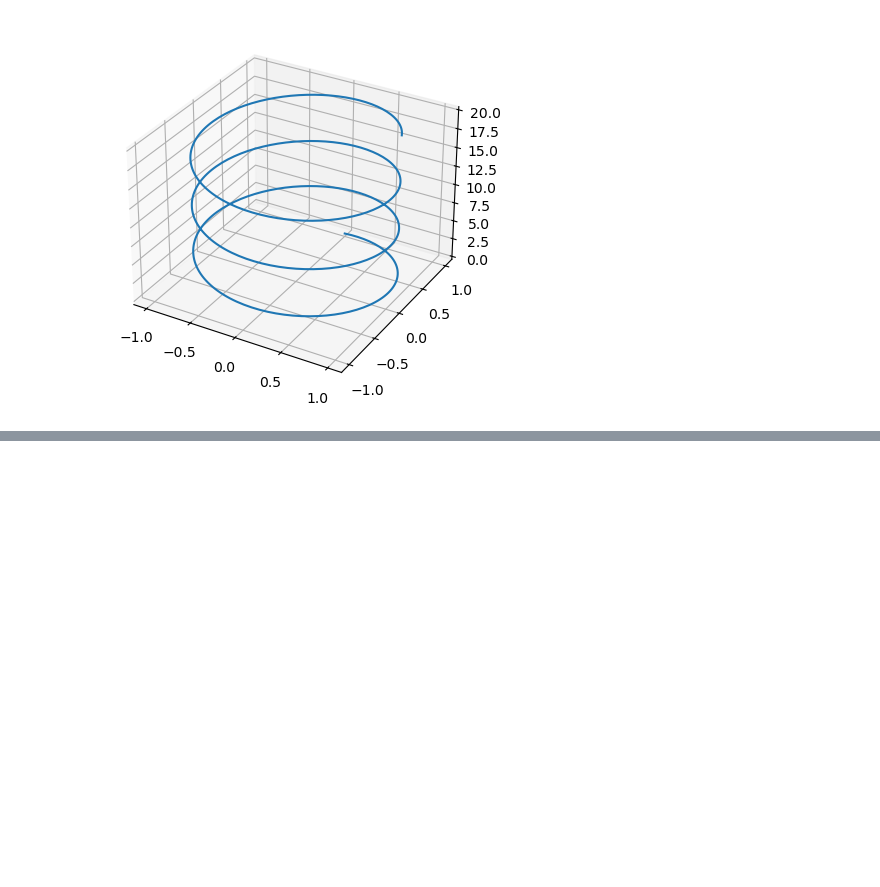
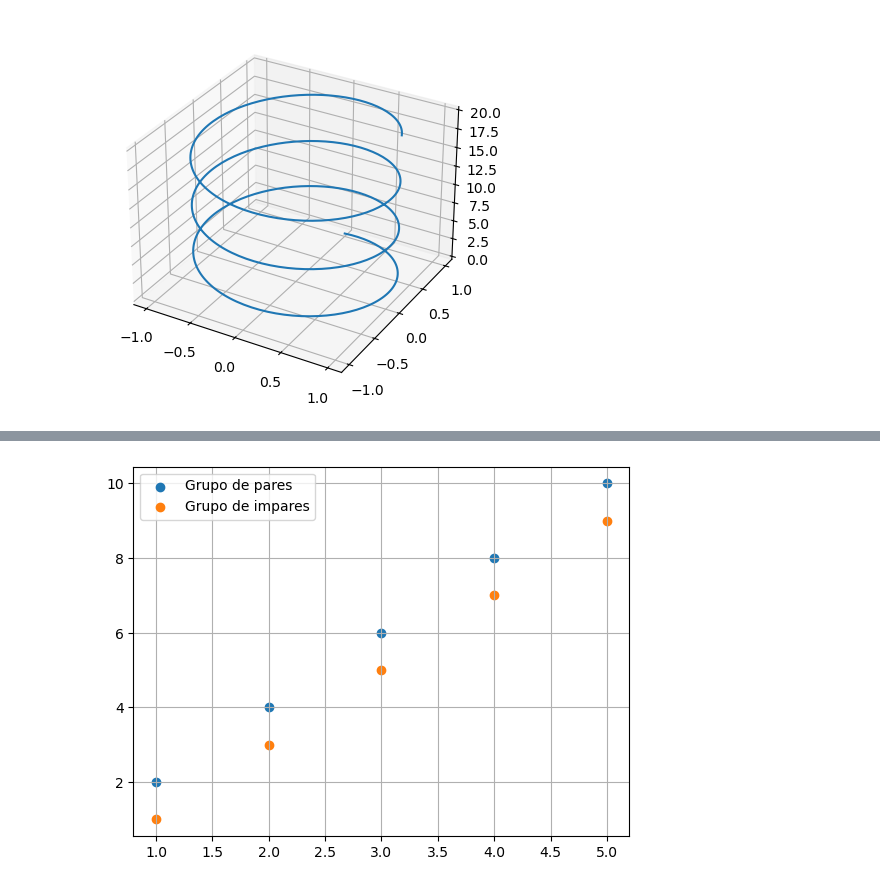
Before and after one commit to vizcardo1199/python-statitics, a Jupyter notebook: Python scripts/Part III/3.1 Matplotlib basic.ipynb, the cells around one changed output, grey strips where cells are left out. Saved outputs shown, nothing was run; the diff lists cells and outputs as text; code cells hidden in the pictures; blank space fills up the shorter version.

```diff
--- a/Python scripts/Part III/3.1 Matplotlib basic.ipynb
+++ b/Python scripts/Part III/3.1 Matplotlib basic.ipynb
@@ -310,0 +337,14 @@ plt.show
+# %%
+#Multiples conjunto de datos
+x1a=[1,2,3,4,5]
+y1a=[2,4,6,8,10]
+x2b=[1,2,3,4,5]
+y2b=[1,3,5,7,9]
+
+plt.scatter(x1a,y1a , label='Grupo de pares')
+plt.scatter(x2b,y2b, label='Grupo de impares')
+plt.grid(True) #puede funcionar sin el True
+plt.legend()
+plt.show()
+# %% [output]
+[figure, added]
```
Also changed, not shown: parts of 5 cells of this notebook, 1 other file.
